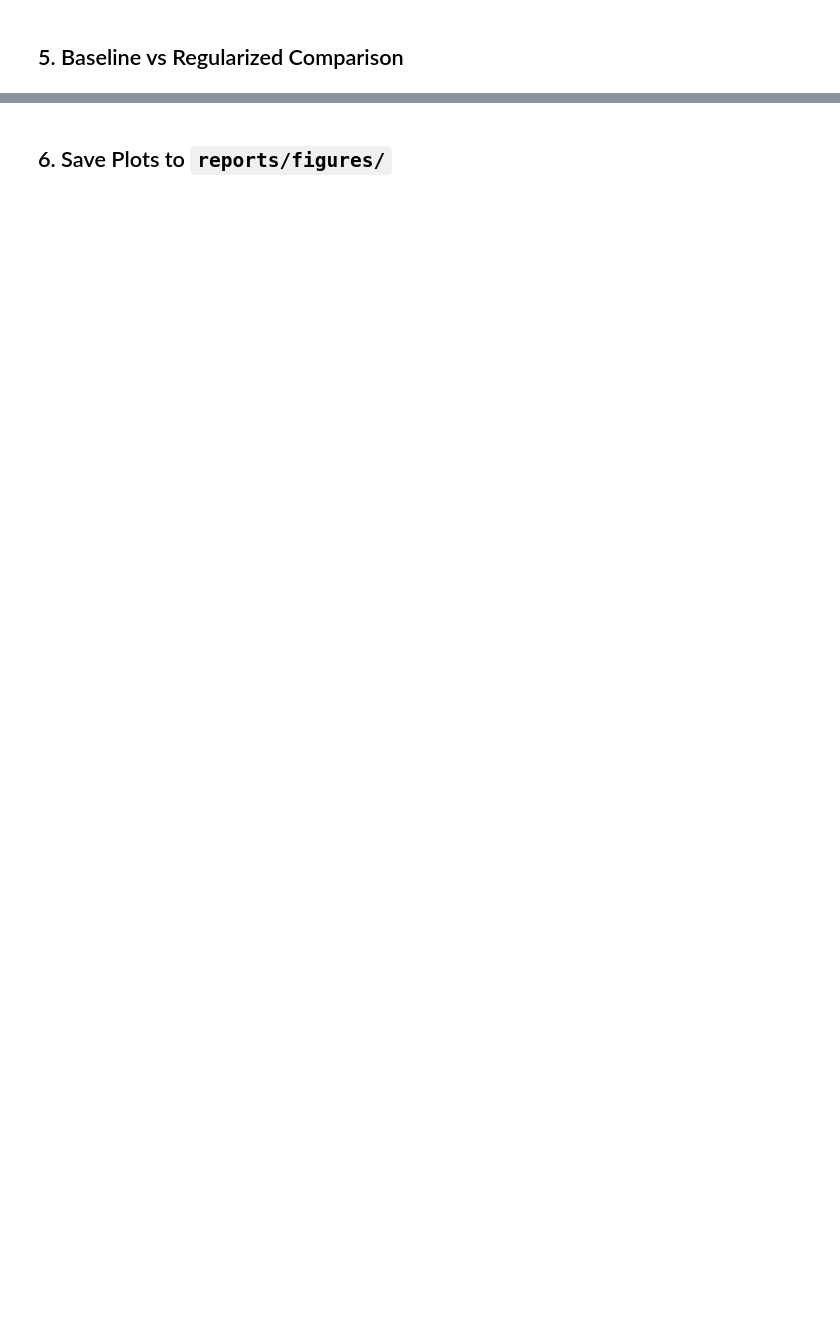
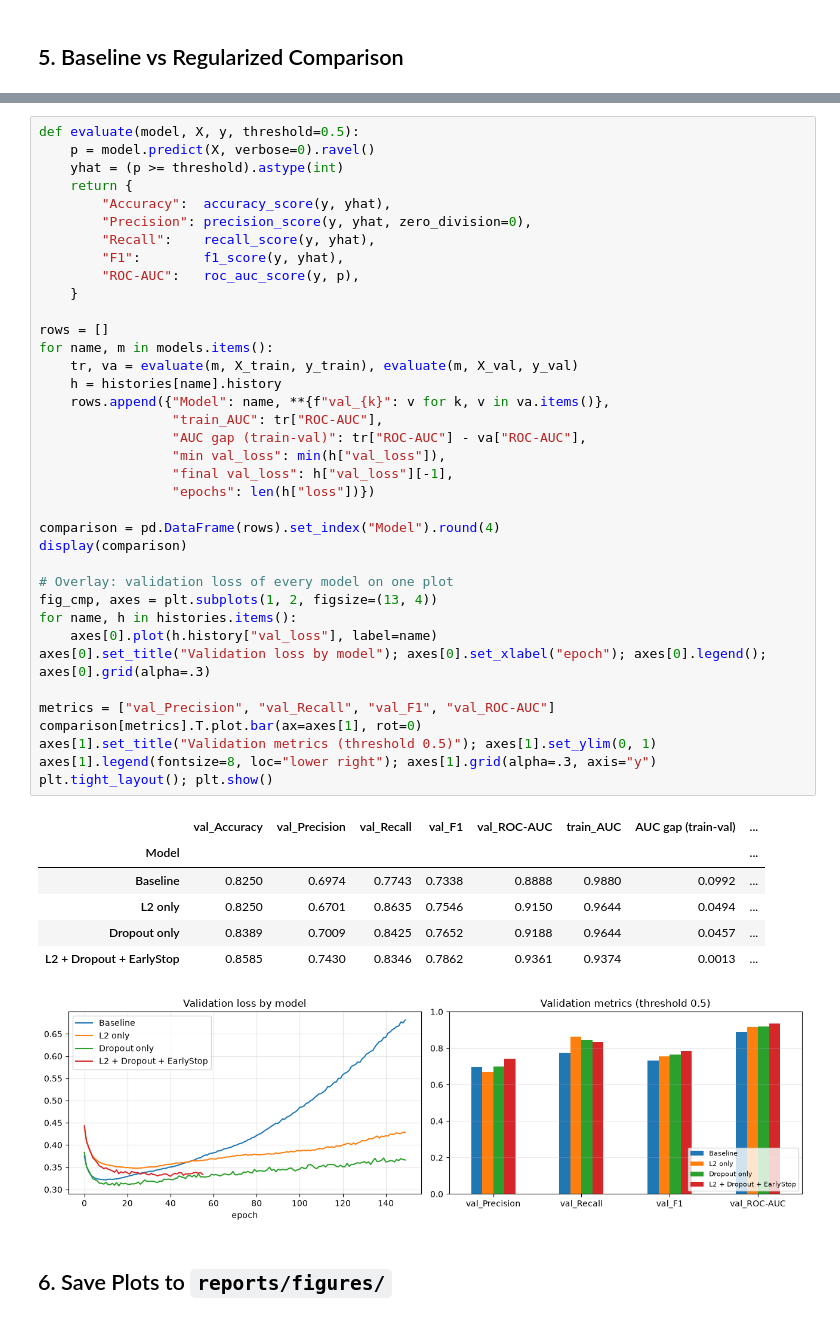
Before and after one commit to Ahmed-log11/Deep_Learning_Project, a Jupyter notebook: notebooks/dev/02_model_regularization.ipynb, the cells around one changed output, grey strips where cells are left out. Drawn from its saved outputs; the diff is of its cells as text; blank space fills up the shorter version.

```diff
--- a/notebooks/dev/02_model_regularization.ipynb
+++ b/notebooks/dev/02_model_regularization.ipynb
@@ -50,2 +247,47 @@ def load_splits():
+# %%
+def evaluate(model, X, y, threshold=0.5):
+    p = model.predict(X, verbose=0).ravel()
+    yhat = (p >= threshold).astype(int)
+    return {
+        "Accuracy":  accuracy_score(y, yhat),
+        "Precision": precision_score(y, yhat, zero_division=0),
+        "Recall":    recall_score(y, yhat),
+        "F1":        f1_score(y, yhat),
+        "ROC-AUC":   roc_auc_score(y, p),
+    }
+
+rows = []
+for name, m in models.items():
+    tr, va = evaluate(m, X_train, y_train), evaluate(m, X_val, y_val)
+    h = histories[name].history
+    rows.append({"Model": name, **{f"val_{k}": v for k, v in va.items()},
+                 "train_AUC": tr["ROC-AUC"],
+                 "AUC gap (train-val)": tr["ROC-AUC"] - va["ROC-AUC"],
+                 "min val_loss": min(h["val_loss"]),
+                 "final val_loss": h["val_loss"][-1],
+                 "epochs": len(h["loss"])})
+
+comparison = pd.DataFrame(rows).set_index("Model").round(4)
+display(comparison)
+
+# Overlay: validation loss of every model on one plot
+fig_cmp, axes = plt.subplots(1, 2, figsize=(13, 4))
+for name, h in histories.items():
+    axes[0].plot(h.history["val_loss"], label=name)
+axes[0].set_title("Validation loss by model"); axes[0].set_xlabel("epoch"); axes[0].legend(); axes[0].grid(alpha=.3)
+
+metrics = ["val_Precision", "val_Recall", "val_F1", "val_ROC-AUC"]
+comparison[metrics].T.plot.bar(ax=axes[1], rot=0)
+axes[1].set_title("Validation metrics (threshold 0.5)"); axes[1].set_ylim(0, 1)
+axes[1].legend(fontsize=8, loc="lower right"); axes[1].grid(alpha=.3, axis="y")
+plt.tight_layout(); plt.show()
+# %% [output]
+|  | val_Accuracy | val_Precision | val_Recall | val_F1 | val_ROC-AUC | train_AUC | AUC gap (train-val) | ... |
+| Model |  |  |  |  |  |  |  | ... |
+| Baseline | 0.8250 | 0.6974 | 0.7743 | 0.7338 | 0.8888 | 0.9880 | 0.0992 | ... |
+| L2 only | 0.8250 | 0.6701 | 0.8635 | 0.7546 | 0.9150 | 0.9644 | 0.0494 | ... |
+| Dropout only | 0.8389 | 0.7009 | 0.8425 | 0.7652 | 0.9188 | 0.9644 | 0.0457 | ... |
+| L2 + Dropout + EarlyStop | 0.8585 | 0.7430 | 0.8346 | 0.7862 | 0.9361 | 0.9374 | 0.0013 | ... |
+[figure, added]
 # %% [markdown]
 ## 6. Save Plots to `reports/figures/`
```
Also changed, not shown: parts of 9 cells of this notebook, 7 other files.
